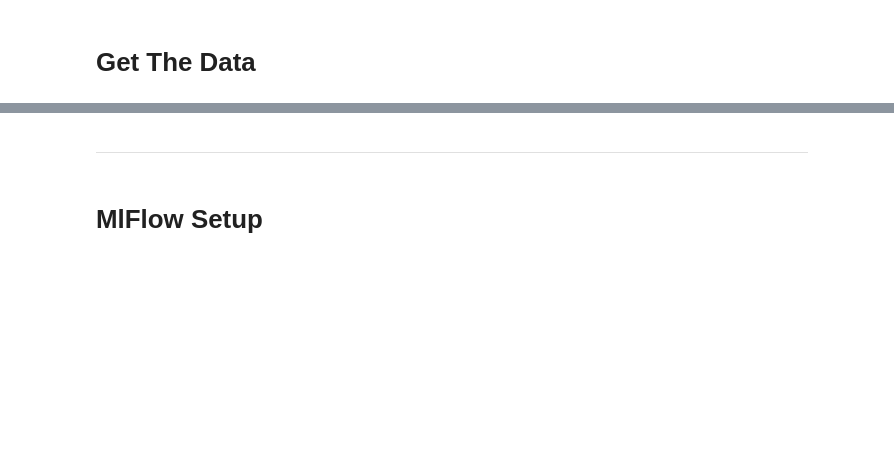
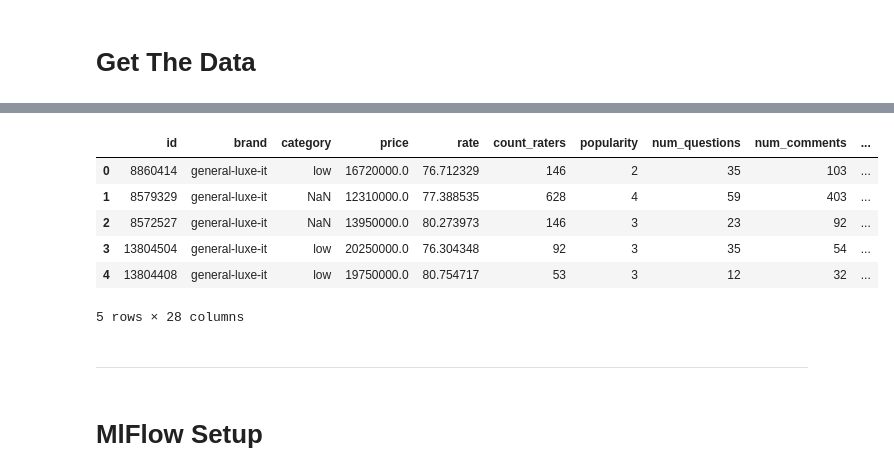
Before and after one commit to aliREZA79400/ProductStapler, a Jupyter notebook: lab/model_development.ipynb, the cells around one changed output, grey strips where cells are left out. Cells and saved outputs as stored; diff of their text form; code cells hidden in the pictures; blank space fills up the shorter version.

```diff
--- a/lab/model_development.ipynb
+++ b/lab/model_development.ipynb
@@ -43,3 +41,13 @@ FEATURE TRANSFORMATION RESULTS
+# %%
+df.head()
+# %% [output]
+|  | id | brand | category | price | rate | count_raters | popularity | num_questions | num_comments | ... |
+| 0 | 8860414 | general-luxe-it | low | 16720000.0 | 76.712329 | 146 | 2 | 35 | 103 | ... |
+| 1 | 8579329 | general-luxe-it | NaN | 12310000.0 | 77.388535 | 628 | 4 | 59 | 403 | ... |
+| 2 | 8572527 | general-luxe-it | NaN | 13950000.0 | 80.273973 | 146 | 3 | 23 | 92 | ... |
+| 3 | 13804504 | general-luxe-it | low | 20250000.0 | 76.304348 | 92 | 3 | 35 | 54 | ... |
+| 4 | 13804408 | general-luxe-it | low | 19750000.0 | 80.754717 | 53 | 3 | 12 | 32 | ... |
+5 rows × 28 columns
 # %% [markdown]
 -----
 # %% [markdown]
```
Also changed, not shown: parts of 13 cells of this notebook, 3 other files.
